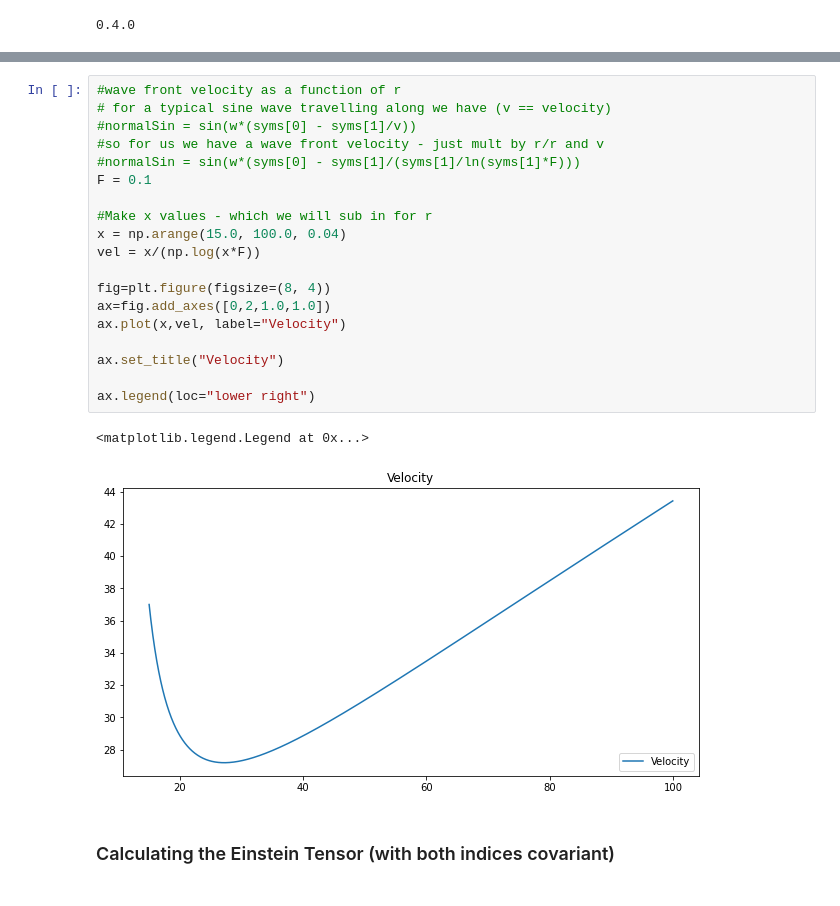
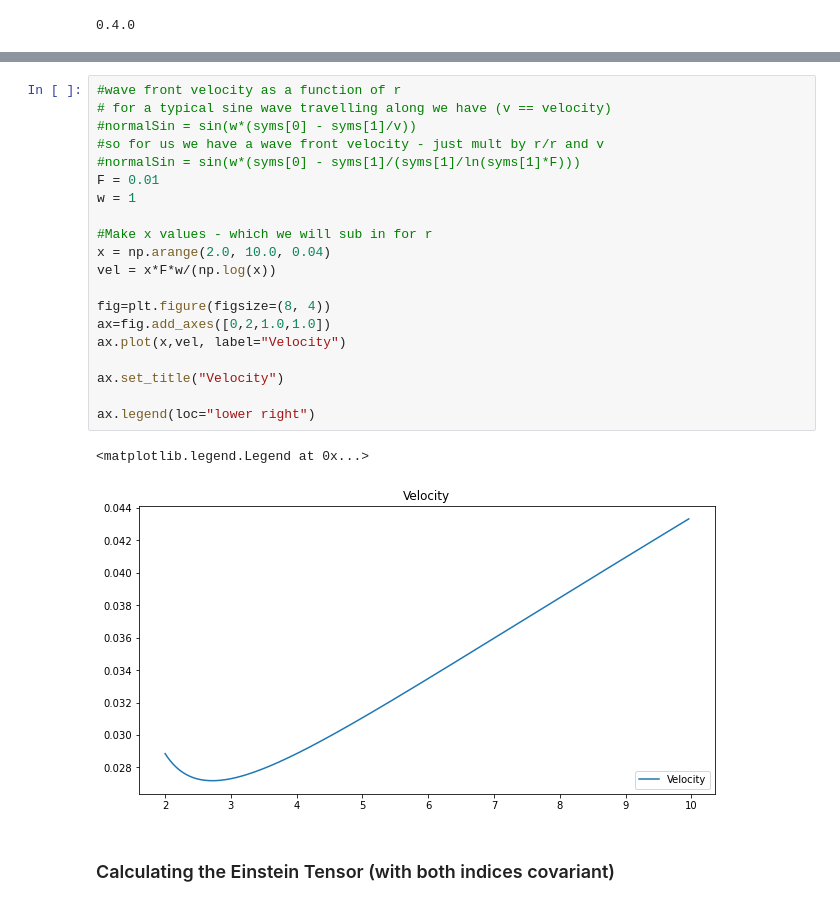
Before and after one commit to tomandersen/jupyter, a Jupyter notebook: nonlocal-debroglie/Schwarschild-TVary-expanding-Copy1.ipynb, the cells around one changed output, grey strips where cells are left out. Cells and saved outputs as stored; diff of their text form.

```diff
--- a/nonlocal-debroglie/Schwarschild-TVary-expanding-Copy1.ipynb
+++ b/nonlocal-debroglie/Schwarschild-TVary-expanding-Copy1.ipynb
@@ -62,25 +62,26 @@ $\displaystyle \left[\begin{matrix}- \frac{r}{- \frac{2 M \left(- F \sin{\left(w
 # %%
 #wave front velocity as a function of r
 # for a typical sine wave travelling along we have (v == velocity)
 #normalSin = sin(w*(syms[0] - syms[1]/v))
 #so for us we have a wave front velocity - just mult by r/r and v
 #normalSin = sin(w*(syms[0] - syms[1]/(syms[1]/ln(syms[1]*F)))
-F = 0.1
+F = 0.01
+w = 1
 
 #Make x values - which we will sub in for r
-x = np.arange(15.0, 100.0, 0.04)
-vel = x/(np.log(x*F))
+x = np.arange(2.0, 10.0, 0.04)
+vel = x*F*w/(np.log(x))
 
 fig=plt.figure(figsize=(8, 4))
 ax=fig.add_axes([0,2,1.0,1.0])
 ax.plot(x,vel, label="Velocity")
 
 ax.set_title("Velocity")
 
 ax.legend(loc="lower right")
 # %% [output]
 <matplotlib.legend.Legend at 0x...>
-[figure, old version]
+[figure, new version]
 # %% [markdown]
 ### Calculating the Einstein Tensor (with both indices covariant)
 # %%
```
Also changed, not shown: parts of 11 cells of this notebook, 5 other files.
